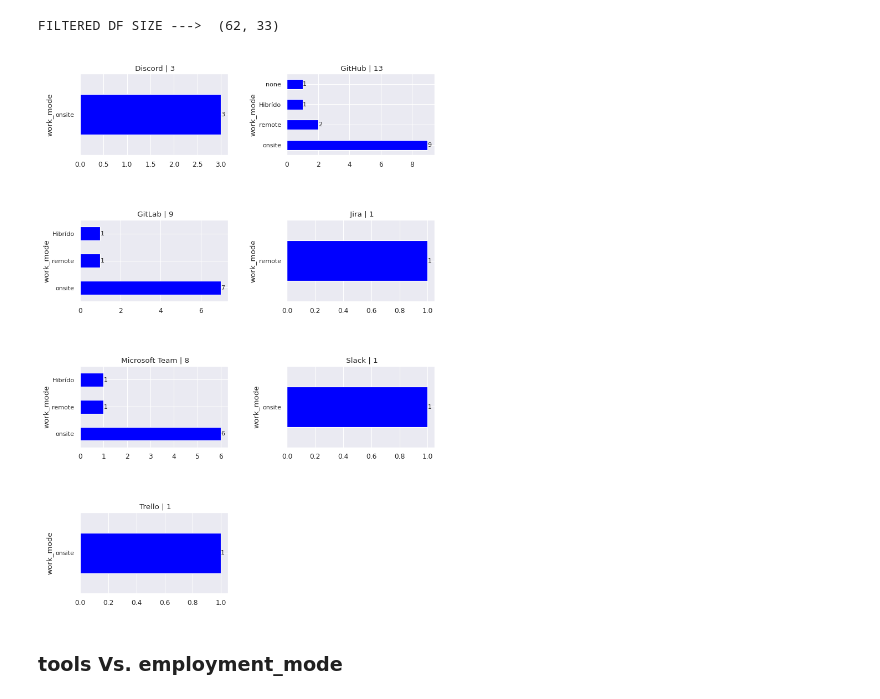
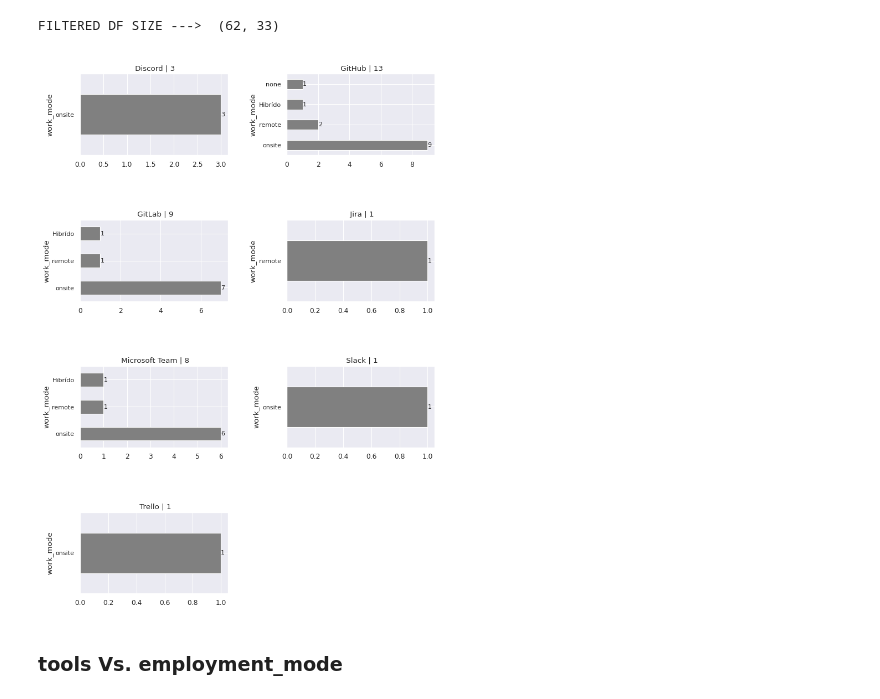
Before and after one commit to TorrezMN/Enc.-Devs-2024-Py, a Jupyter notebook: notebooks/tecnología_y_herramientas.ipynb, the cells around one changed output. Saved outputs shown, nothing was run; the diff lists cells and outputs as text; code cells hidden in the pictures.

```diff
--- a/notebooks/tecnología_y_herramientas.ipynb
+++ b/notebooks/tecnología_y_herramientas.ipynb
@@ -346,9 +346,9 @@ print("FILTERED DF SIZE ---> ", filtered_df.shape)
 # %% [output]
 FILTERED DF SIZE --->  (62, 33)
 # %%
-grouped_grid_barh_chart(grouped_df, "work_mode", "", 15, 2, color="blue", fontsize=10)
+grouped_grid_barh_chart(grouped_df, "work_mode", "", 15, 2, color="gray", fontsize=10)
 # %% [output]
-[figure, old version]
+[figure, new version]
 # %% [markdown]
 
 ### tools Vs. employment_mode
```
Also changed, not shown: parts of 11 cells of this notebook, 2 other files.
